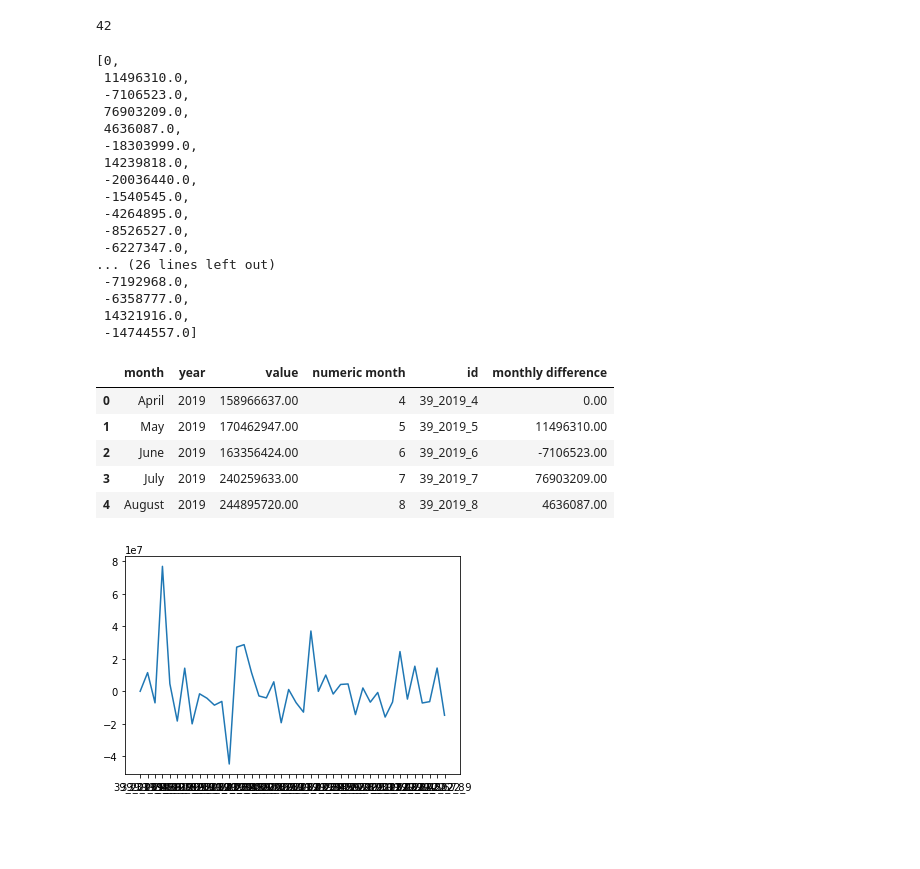
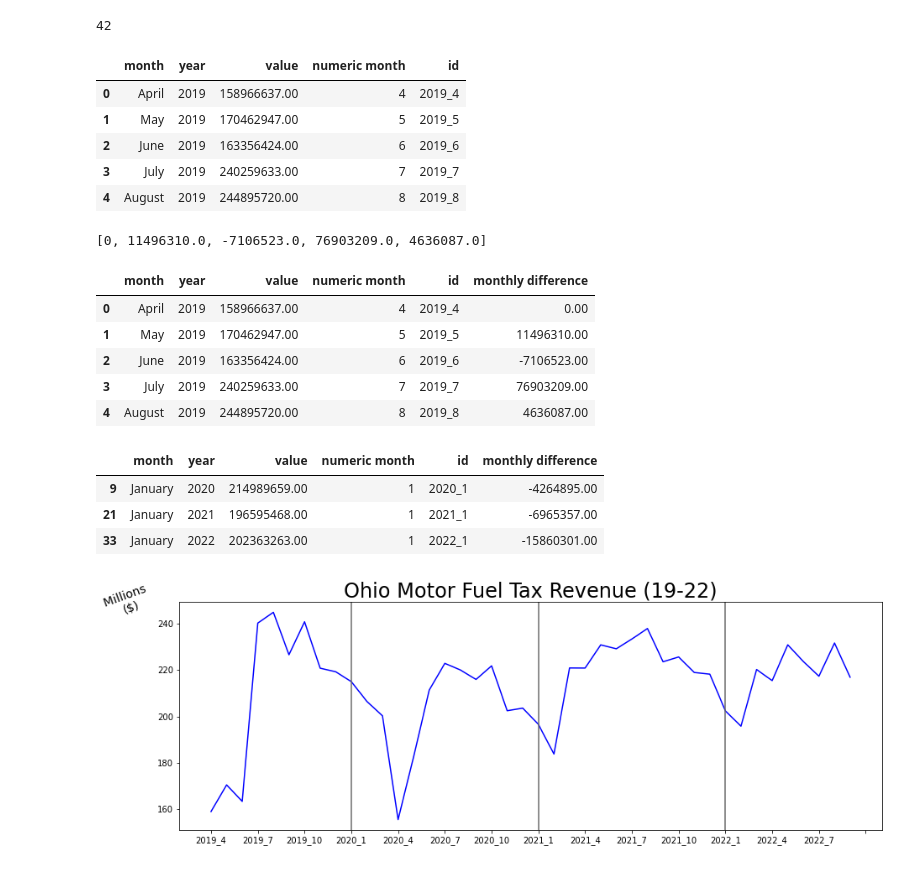
Before and after one commit to ian-zukowski/Sales_Tax_Analysis, a Jupyter notebook: Sales Tax Analysis.ipynb, the cells around one changed output. Cells and saved outputs as stored; diff of their text form; code cells hidden in the pictures; blank space fills up the shorter version.

```diff
--- a/Sales Tax Analysis.ipynb
+++ b/Sales Tax Analysis.ipynb
@@ -257,6 +256,18 @@ ohio_df_chron.head()
 len(ohio_df_chron)
 # %% [output]
 42
+# %%
+# Drop redundant state value (39) from 'id' column
+ohio_df_chron['id'] = ohio_df_chron['id'].map(lambda x: x.lstrip('39_'))
+
+ohio_df_chron.head()
+# %% [output]
+|  | month | year | value | numeric month | id |
+| 0 | April | 2019 | 158966637.00 | 4 | 2019_4 |
+| 1 | May | 2019 | 170462947.00 | 5 | 2019_5 |
+| 2 | June | 2019 | 163356424.00 | 6 | 2019_6 |
+| 3 | July | 2019 | 240259633.00 | 7 | 2019_7 |
+| 4 | August | 2019 | 244895720.00 | 8 | 2019_8 |
 # %%
 # Initialize a series of 'differences' to eventually create new column in dataframe
 # Initialize with '0' for first difference for null value in first month
@@ -268,25 +279,9 @@ for i in range(1,42):
     difference = current_val - prev_val
     differences.append(difference)
 
-differences
+differences[:5]
 # %% [output]
-[0,
- 11496310.0,
- -7106523.0,
- 76903209.0,
- 4636087.0,
- -18303999.0,
- 14239818.0,
- -20036440.0,
- -1540545.0,
- -4264895.0,
- -8526527.0,
- -6227347.0,
-... (26 lines left out)
- -7192968.0,
- -6358777.0,
- 14321916.0,
- -14744557.0]
+[0, 11496310.0, -7106523.0, 76903209.0, 4636087.0]
 # %%
 # Create new column with these monthly differences
 ohio_df_chron['monthly difference'] = differences
@@ -295,20 +290,41 @@ ohio_df_chron['monthly difference'] = differences
 ohio_df_chron.head()
 # %% [output]
 |  | month | year | value | numeric month | id | monthly difference |
-| 0 | April | 2019 | 158966637.00 | 4 | 39_2019_4 | 0.00 |
-| 1 | May | 2019 | 170462947.00 | 5 | 39_2019_5 | 11496310.00 |
-| 2 | June | 2019 | 163356424.00 | 6 | 39_2019_6 | -7106523.00 |
-| 3 | July | 2019 | 240259633.00 | 7 | 39_2019_7 | 76903209.00 |
-| 4 | August | 2019 | 244895720.00 | 8 | 39_2019_8 | 4636087.00 |
+| 0 | April | 2019 | 158966637.00 | 4 | 2019_4 | 0.00 |
+| 1 | May | 2019 | 170462947.00 | 5 | 2019_5 | 11496310.00 |
+| 2 | June | 2019 | 163356424.00 | 6 | 2019_6 | -7106523.00 |
+| 3 | July | 2019 | 240259633.00 | 7 | 2019_7 | 76903209.00 |
+| 4 | August | 2019 | 244895720.00 | 8 | 2019_8 | 4636087.00 |
+# %%
+# Find index of 'January' values to add annual separators on line graph
+oh_jan_df = ohio_df_chron.loc[ohio_df_chron['numeric month']==1]
+
+oh_jan_df
+# %% [output]
+|  | month | year | value | numeric month | id | monthly difference |
+| 9 | January | 2020 | 214989659.00 | 1 | 2020_1 | -4264895.00 |
+| 21 | January | 2021 | 196595468.00 | 1 | 2021_1 | -6965357.00 |
+| 33 | January | 2022 | 202363263.00 | 1 | 2022_1 | -15860301.00 |
 # %%
-# Create a basic plot to visualize the month trend
-plt.plot(ohio_df_chron['id'],ohio_df_chron['monthly difference'])
+# Create a basic plot to visualize the month trends
+fig,ax = plt.subplots(figsize=(15,5))
 
-# Create a horiz line to show +/- revenue
+ax.plot(ohio_df_chron['id'],ohio_df_chron['value']/1000000, color='b')
 
-# Create vert lines to show separate years
+ax.set_title('Ohio Motor Fuel Tax Revenue (19-22)', fontsize=24)
+ax.set_xticks(np.arange(0,45,step=3), rotation=30, fontsize=12)
+ax.set_yticks(ticks=np.arange(160,260,step=20),fontsize=12)
+ax.set_ylabel('Millions \n($)', rotation=20, fontsize=14)
+ax.yaxis.set_label_coords(-0.065,.95)
 
+# # Create vert lines to show separate years
+ax.axvline(x=9, color='dimgray')
+ax.axvline(x=21, color='dimgray')
+ax.axvline(x=33, color='dimgray')
 
-plt.show()
+# Can't save fig here or it will ruin all 50 states
+# plt.savefig('Individual_State_Revenues/Ohio/Ohio_Revenue_Total')
+
+fig.show()
 # %% [output]
-[figure, old version]
+[figure, new version]
```
Also changed, not shown: parts of 25 cells of this notebook, 46 other files.
